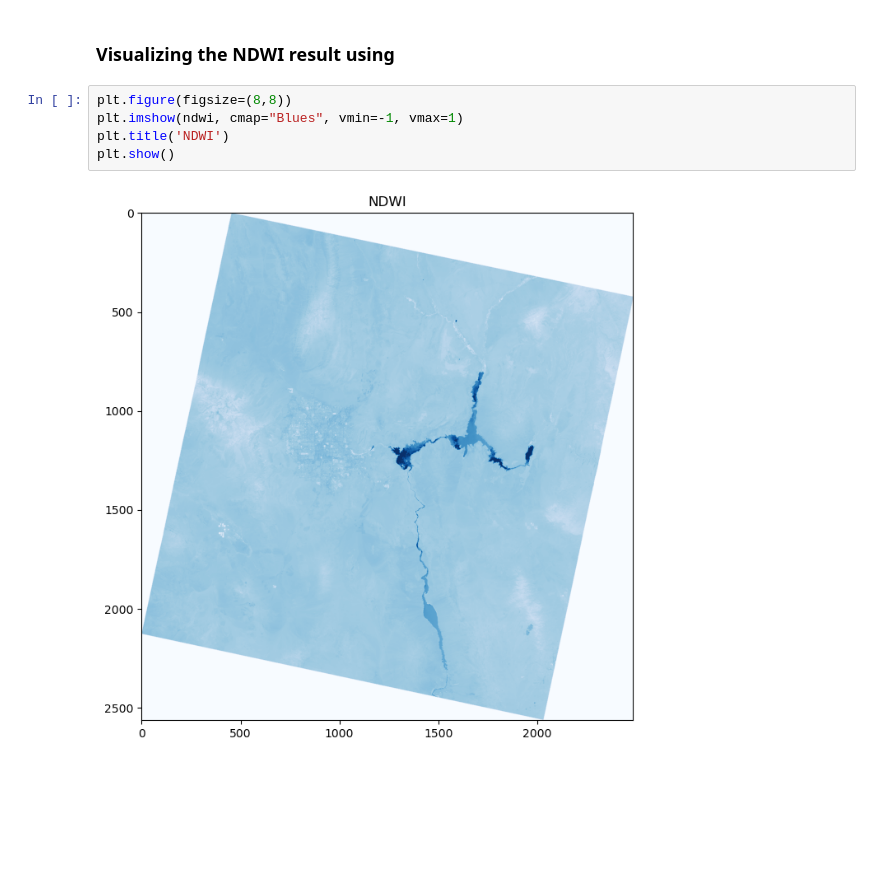
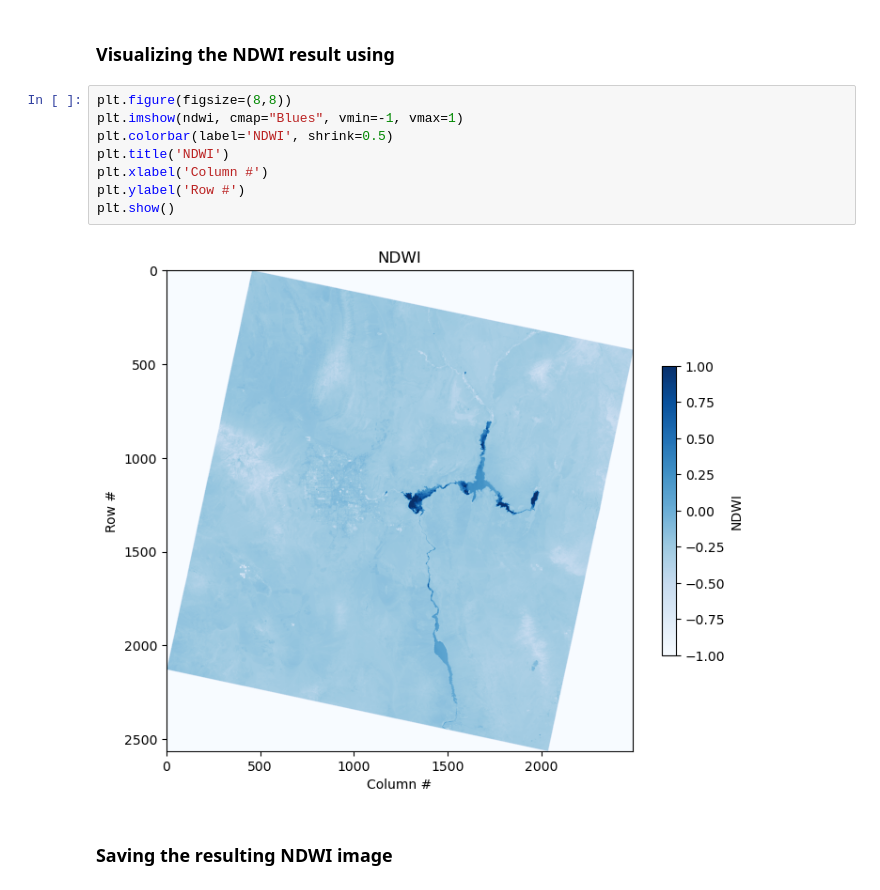
Before and after one commit to ilukep00/gis-programming, a Jupyter notebook: rastermanipulation.ipynb, the cells around one changed output. Cells and saved outputs as stored; diff of their text form; blank space fills up the shorter version.

```diff
--- a/rastermanipulation.ipynb
+++ b/rastermanipulation.ipynb
@@ -248,7 +248,12 @@ ndwi = ndwi.clip(-1, 1)
 # %%
 plt.figure(figsize=(8,8))
 plt.imshow(ndwi, cmap="Blues", vmin=-1, vmax=1)
+plt.colorbar(label='NDWI', shrink=0.5)
 plt.title('NDWI')
+plt.xlabel('Column #')
+plt.ylabel('Row #')
 plt.show()
 # %% [output]
-[figure, old version]
+[figure, new version]
+# %% [markdown]
+### Saving the resulting NDWI image
```
Also changed, not shown: parts of 15 cells of this notebook.
